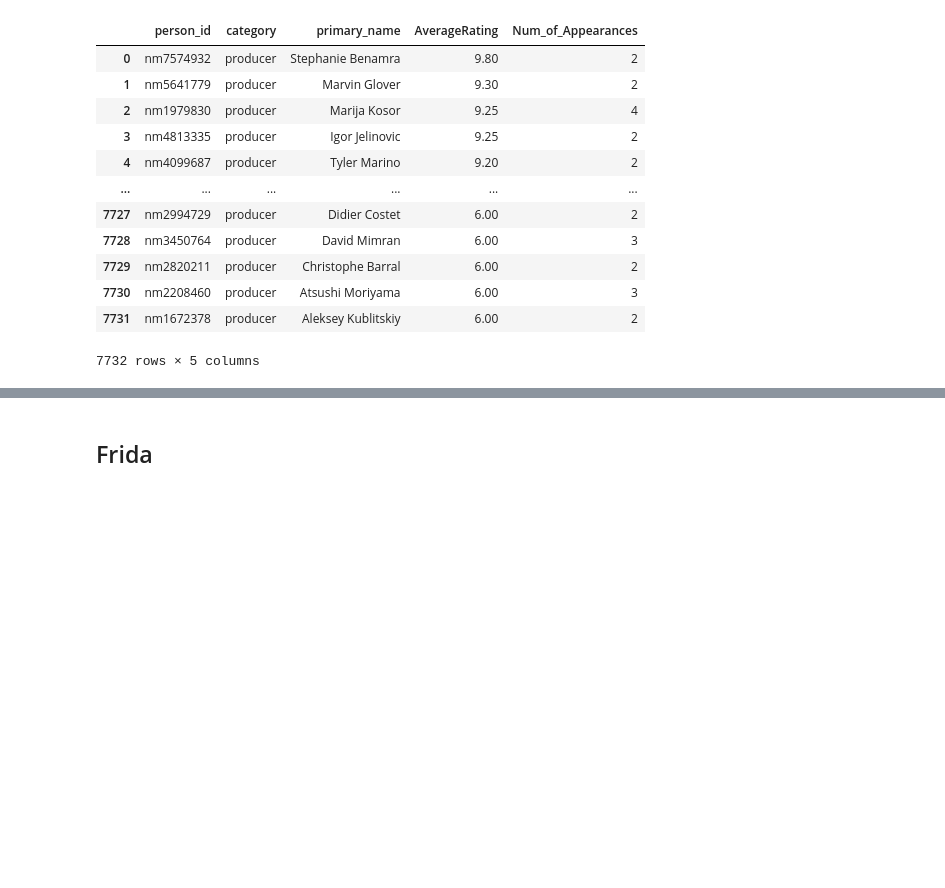
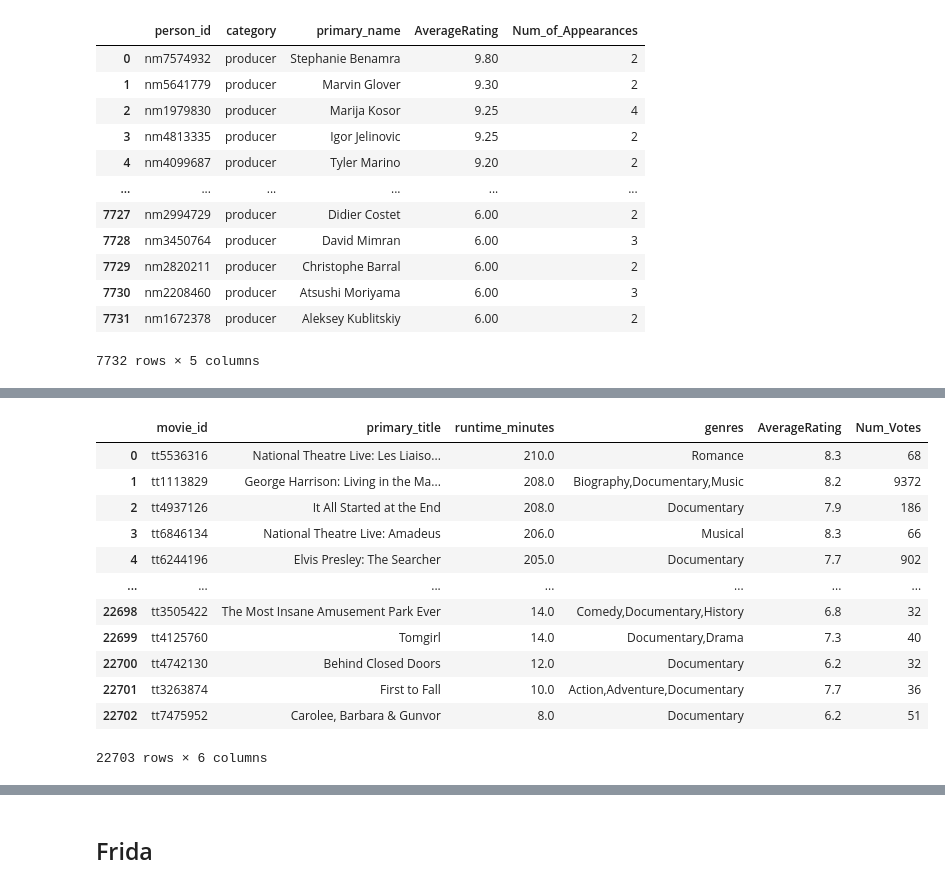
Before and after one commit to mfFrida/Capstone-Project-Semester-1, a Jupyter notebook: student.ipynb, the cells around one changed output, grey strips where cells are left out. Drawn from its saved outputs; the diff is of its cells as text; code cells hidden in the pictures; blank space fills up the shorter version.

```diff
--- a/student.ipynb
+++ b/student.ipynb
@@ -530,0 +645,42 @@ pd.read_sql(q, conn)
+# %%
+# reading SQL query for movie reviews into dataframe - run 2
+
+# added WHERE clause to remove movies from dataframe if longer than 3.5 hours - took away 65 values from dataset
+# and reduced runtime mean, std dev. before cleaning from 100.673928, 98.577855 to 99.405982, 22.135724 after cleaning!
+q = """
+SELECT
+    mb.movie_id
+    ,mb.primary_title
+    ,mb.runtime_minutes
+    ,mb.genres
+    ,mr.averagerating AS AverageRating
+    ,mr.numvotes AS Num_Votes
+FROM
+    movie_basics AS mb
+    JOIN movie_ratings AS mr
+        USING(movie_id)
+WHERE
+    CAST(AverageRating AS float) > 6
+    AND CAST(Num_Votes AS int) > 30
+    AND CAST(mb.runtime_minutes as float) <= 210
+    AND mb.runtime_minutes IS NOT NULL
+    AND mb.genres IS NOT NULL
+ORDER BY
+    mb.runtime_minutes DESC
+;"""
+df_mr1 = pd.read_sql(q, conn)
+df_mr1
+# %% [output]
+|  | movie_id | primary_title | runtime_minutes | genres | AverageRating | Num_Votes |
+| 0 | tt5536316 | National Theatre Live: Les Liaiso... | 210.0 | Romance | 8.3 | 68 |
+| 1 | tt1113829 | George Harrison: Living in the Ma... | 208.0 | Biography,Documentary,Music | 8.2 | 9372 |
+| 2 | tt4937126 | It All Started at the End | 208.0 | Documentary | 7.9 | 186 |
+| 3 | tt6846134 | National Theatre Live: Amadeus | 206.0 | Musical | 8.3 | 66 |
+| 4 | tt6244196 | Elvis Presley: The Searcher | 205.0 | Documentary | 7.7 | 902 |
+| ... | ... | ... | ... | ... | ... | ... |
+| 22698 | tt3505422 | The Most Insane Amusement Park Ever | 14.0 | Comedy,Documentary,History | 6.8 | 32 |
+| 22699 | tt4125760 | Tomgirl | 14.0 | Documentary,Drama | 7.3 | 40 |
+| 22700 | tt4742130 | Behind Closed Doors | 12.0 | Documentary | 6.2 | 32 |
+| 22701 | tt3263874 | First to Fall | 10.0 | Action,Adventure,Documentary | 7.7 | 36 |
+| 22702 | tt7475952 | Carolee, Barbara & Gunvor | 8.0 | Documentary | 6.2 | 51 |
+22703 rows × 6 columns
```
Also changed, not shown: parts of 19 cells of this notebook.
